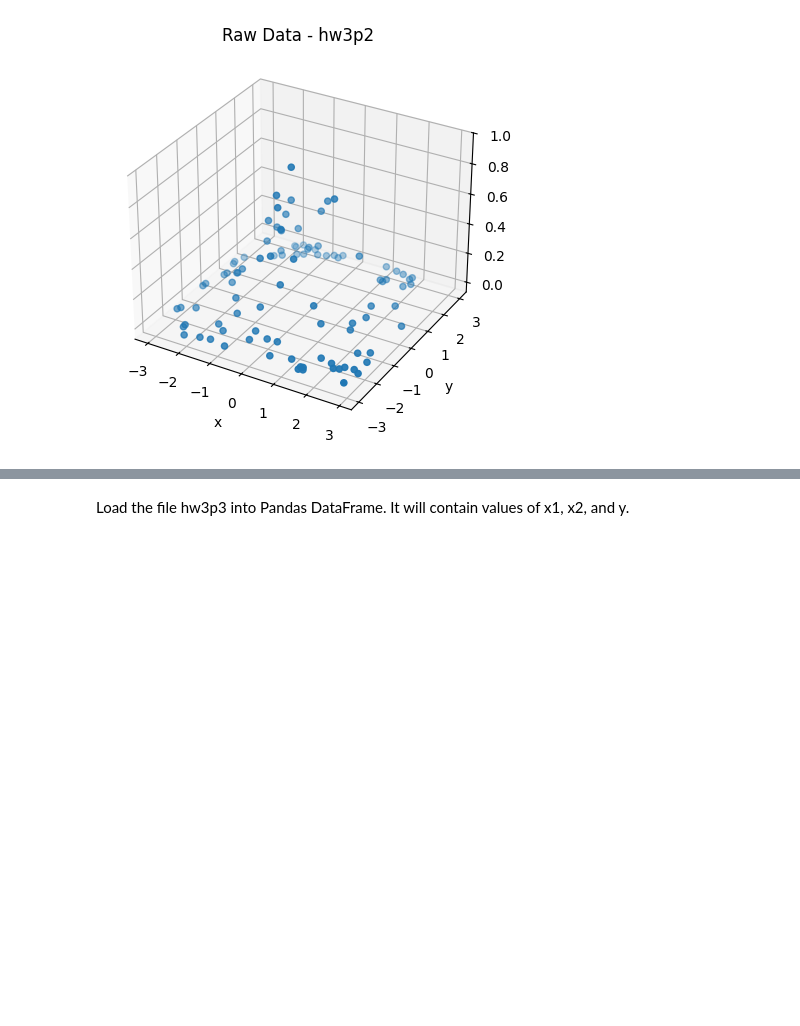
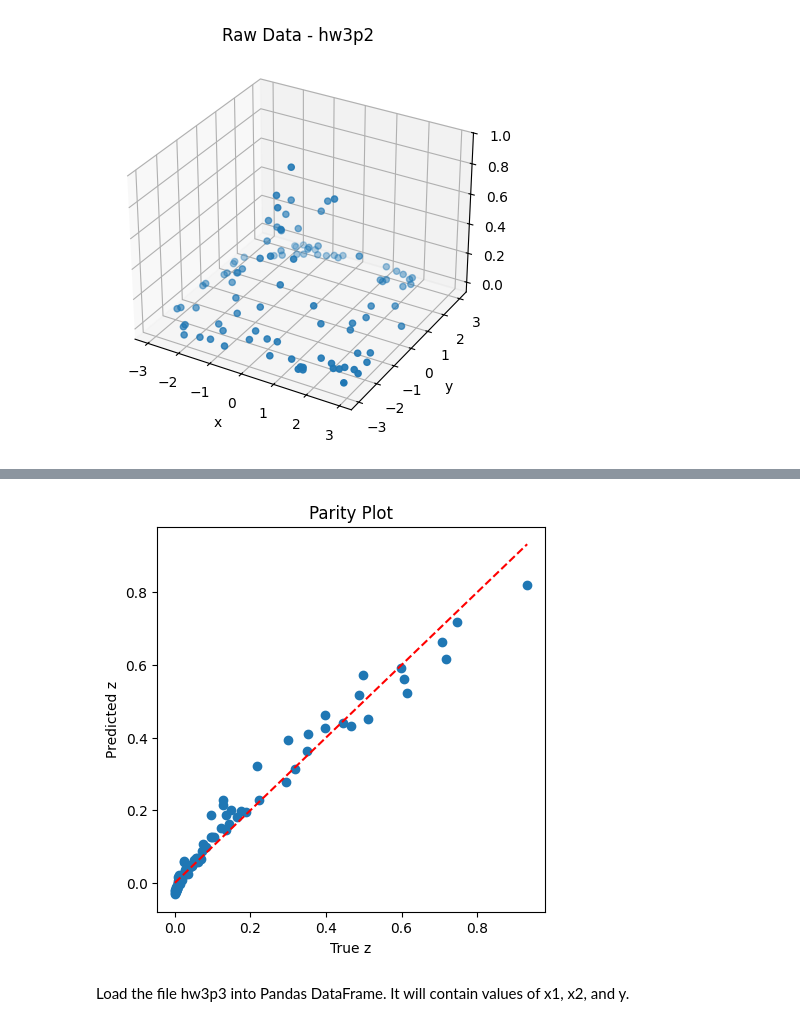
Before and after one commit to mushrafi88/MSE_510, a Jupyter notebook: Homework_4.ipynb, the cells around one changed output, grey strips where cells are left out. Cells and saved outputs as stored; diff of their text form; code cells hidden in the pictures; blank space fills up the shorter version.

```diff
--- a/Homework_4.ipynb
+++ b/Homework_4.ipynb
@@ -567,3 +704,13 @@ print(model.get_best())
+# %%
+plt.figure(figsize=(5,5))
+plt.scatter(z, z_pred)
+plt.plot([min(z), max(z)], [min(z), max(z)], 'r--')
+plt.xlabel("True z")
+plt.ylabel("Predicted z")
+plt.title("Parity Plot")
+plt.show()
+# %% [output]
+[figure, added]
 # %% [markdown]
 Load the file hw3p3 into Pandas DataFrame. It will contain values of x1, x2, and y.
 # %% [markdown]
```
Also changed, not shown: parts of 33 cells of this notebook.
